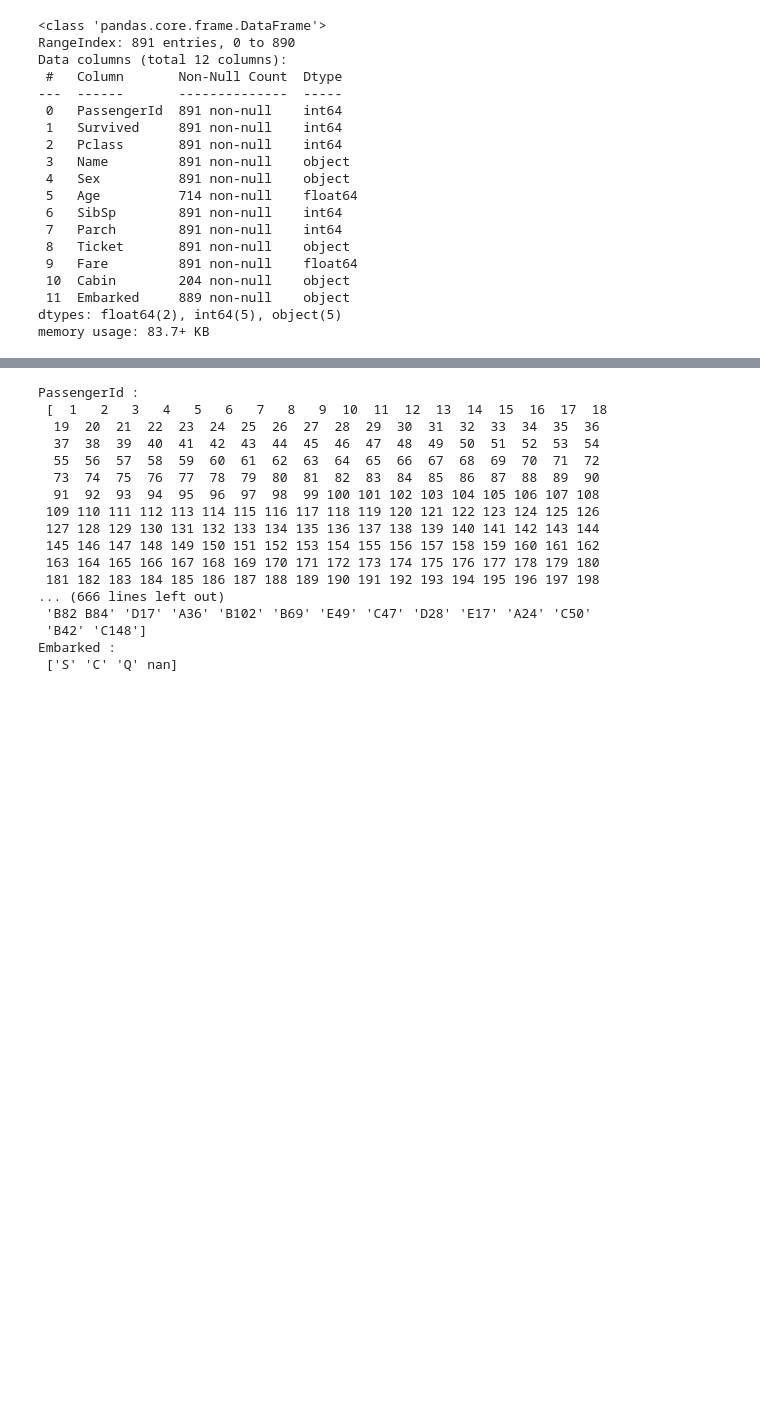
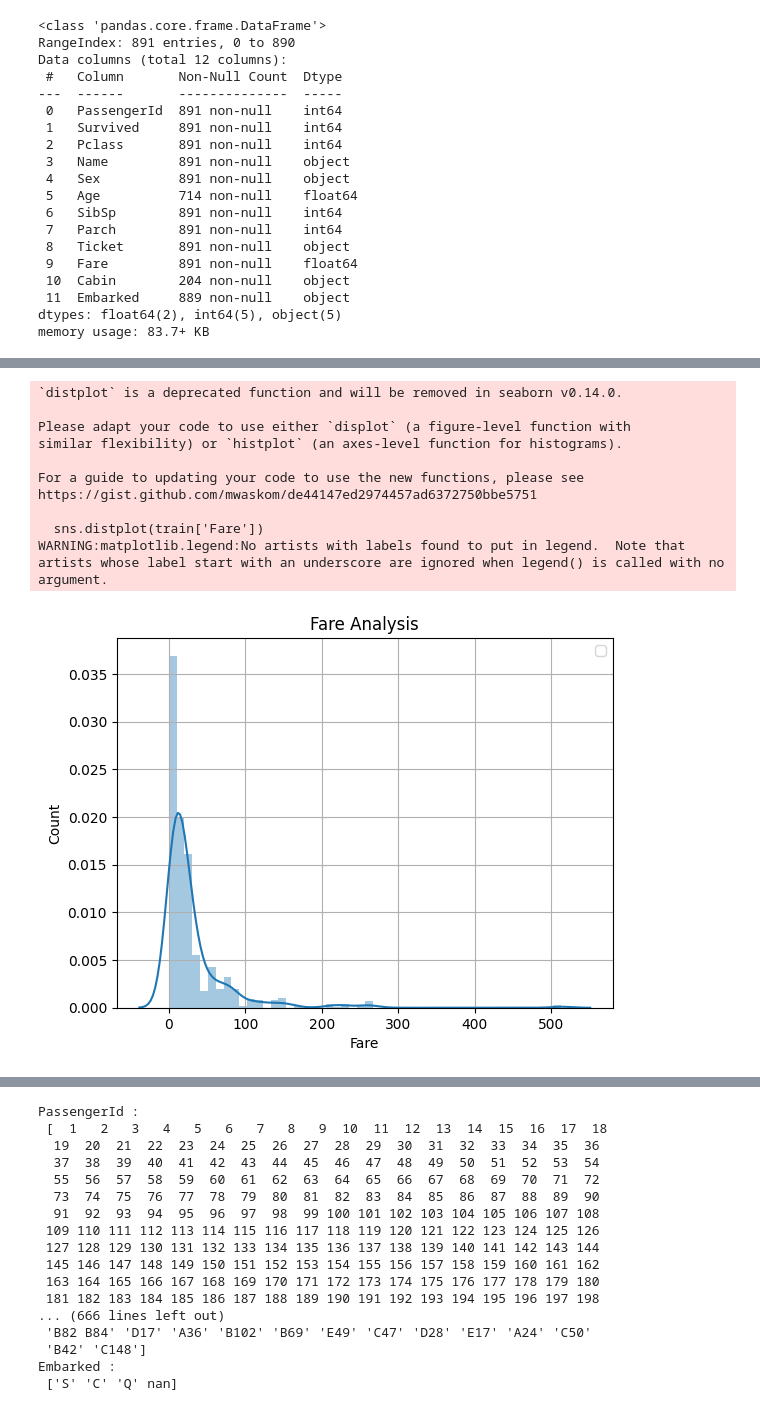
Before and after one commit to ankitg-02/Titanic, a Jupyter notebook: Titanic1.ipynb, the cells around one changed output, grey strips where cells are left out. Drawn from its saved outputs; the diff is of its cells as text; code cells hidden in the pictures; blank space fills up the shorter version.

```diff
--- a/Titanic1.ipynb
+++ b/Titanic1.ipynb
@@ -87,3 +110,23 @@ memory usage: 83.7+ KB
+# %%
+sns.distplot(train['Fare'])
+plt.legend()
+plt.title('Fare Analysis')
+plt.xlabel('Fare')
+plt.ylabel('Count')
+plt.grid(True)
+plt.show()
+# %% [output]
+`distplot` is a deprecated function and will be removed in seaborn v0.14.0.
+
+Please adapt your code to use either `displot` (a figure-level function with
+similar flexibility) or `histplot` (an axes-level function for histograms).
+
+For a guide to updating your code to use the new functions, please see
+https://gist.github.com/mwaskom/de44147ed2974457ad6372750bbe5751
+
+  sns.distplot(train['Fare'])
+WARNING:matplotlib.legend:No artists with labels found to put in legend.  Note that artists whose label start with an underscore are ignored when legend() is called with no argument.
+[figure, added]
 # %%
 t1=train.describe(include='all')
 t1
```
Also changed, not shown: parts of 10 cells of this notebook.
